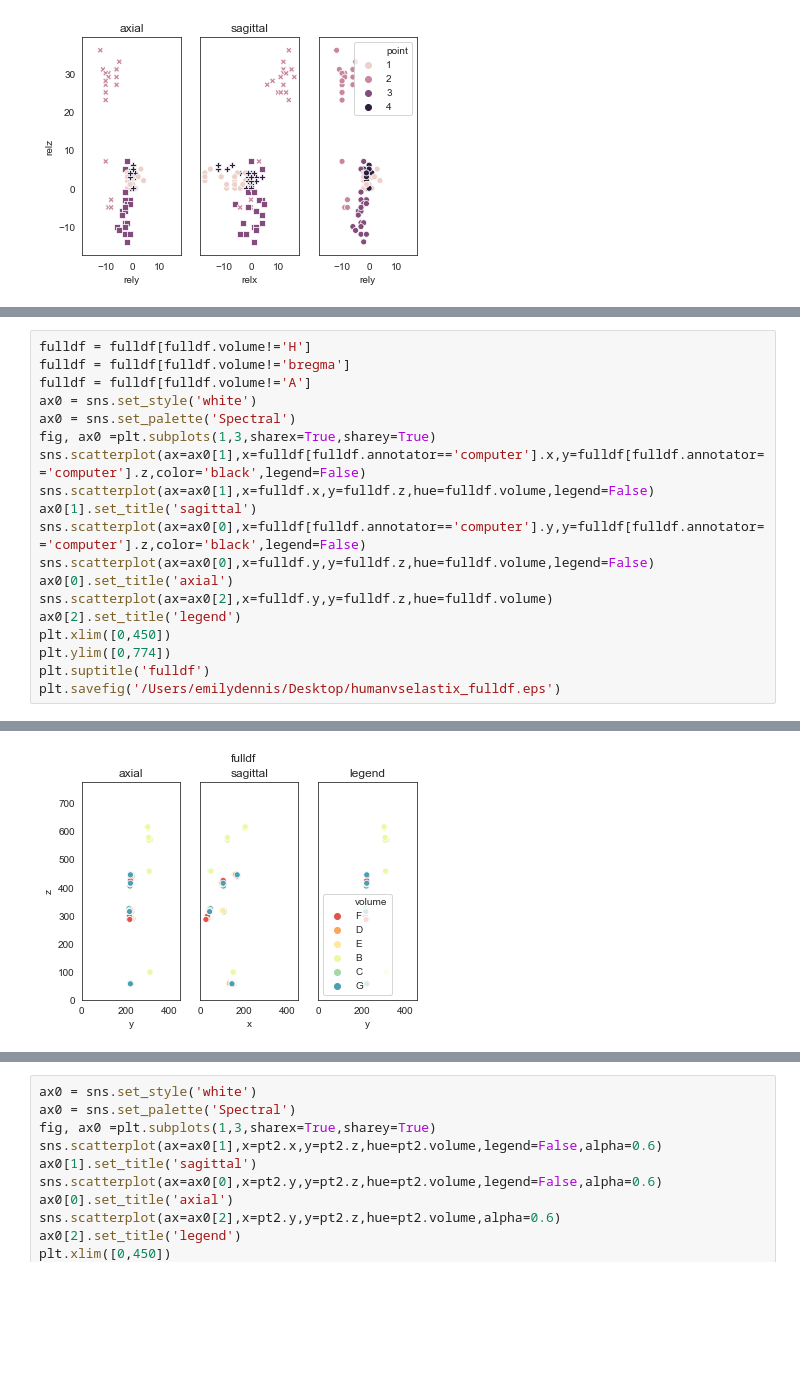
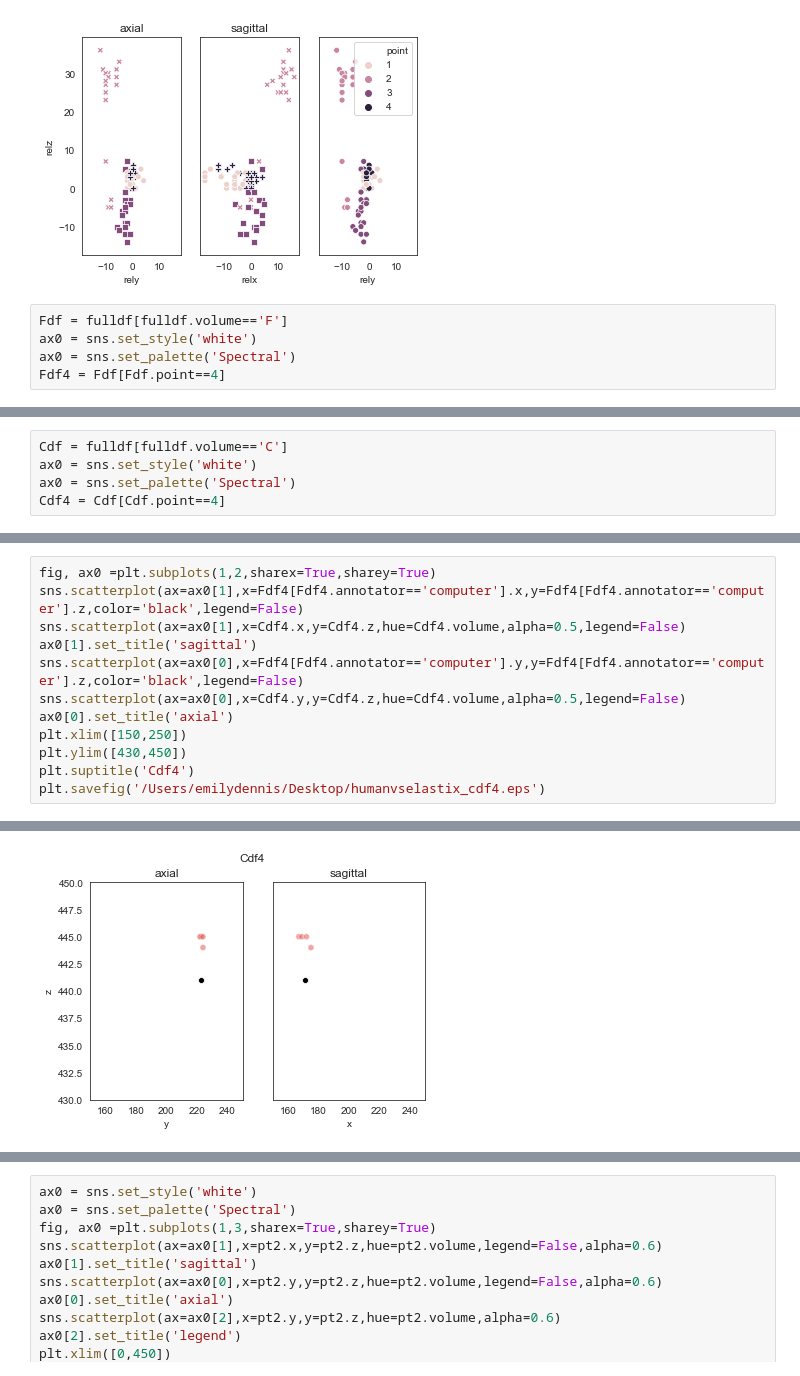
Before and after one commit to PrincetonUniversity/BrainPipe, a Jupyter notebook: tools/analysis/humanvselastix.ipynb, the cells around one changed output, grey strips where cells are left out. Saved outputs shown, nothing was run; the diff lists cells and outputs as text; blank space fills up the shorter version.

Commit message:
modified for making new plots

```diff
--- a/tools/analysis/humanvselastix.ipynb
+++ b/tools/analysis/humanvselastix.ipynb
@@ -51,3 +52,8 @@ sns.scatterplot(ax=ax0[2],x=fulldf.rely,y=fulldf.relz,hue=fulldf.point,legend='f
 # %% [output]
 <matplotlib.axes._subplots.AxesSubplot at 0x...>
 [figure]
+# %%
+Fdf = fulldf[fulldf.volume=='F']
+ax0 = sns.set_style('white')
+ax0 = sns.set_palette('Spectral')
+Fdf4 = Fdf[Fdf.point==4]
@@ -53,0 +96,5 @@ sns.scatterplot(ax=ax0[2],x=fulldf.rely,y=fulldf.relz,hue=fulldf.point,legend='f
+# %%
+Cdf = fulldf[fulldf.volume=='C']
+ax0 = sns.set_style('white')
+ax0 = sns.set_palette('Spectral')
+Cdf4 = Cdf[Cdf.point==4]
@@ -54,22 +143,15 @@ sns.scatterplot(ax=ax0[2],x=fulldf.rely,y=fulldf.relz,hue=fulldf.point,legend='f
 # %%
-fulldf = fulldf[fulldf.volume!='H']
-fulldf = fulldf[fulldf.volume!='bregma']
-fulldf = fulldf[fulldf.volume!='A']
-ax0 = sns.set_style('white')
-ax0 = sns.set_palette('Spectral')
-fig, ax0 =plt.subplots(1,3,sharex=True,sharey=True)
-sns.scatterplot(ax=ax0[1],x=fulldf[fulldf.annotator=='computer'].x,y=fulldf[fulldf.annotator=='computer'].z,color='black',legend=False)
-sns.scatterplot(ax=ax0[1],x=fulldf.x,y=fulldf.z,hue=fulldf.volume,legend=False)
+fig, ax0 =plt.subplots(1,2,sharex=True,sharey=True)
+sns.scatterplot(ax=ax0[1],x=Fdf4[Fdf4.annotator=='computer'].x,y=Fdf4[Fdf4.annotator=='computer'].z,color='black',legend=False)
+sns.scatterplot(ax=ax0[1],x=Cdf4.x,y=Cdf4.z,hue=Cdf4.volume,alpha=0.5,legend=False)
 ax0[1].set_title('sagittal')
-sns.scatterplot(ax=ax0[0],x=fulldf[fulldf.annotator=='computer'].y,y=fulldf[fulldf.annotator=='computer'].z,color='black',legend=False)
-sns.scatterplot(ax=ax0[0],x=fulldf.y,y=fulldf.z,hue=fulldf.volume,legend=False)
+sns.scatterplot(ax=ax0[0],x=Fdf4[Fdf4.annotator=='computer'].y,y=Fdf4[Fdf4.annotator=='computer'].z,color='black',legend=False)
+sns.scatterplot(ax=ax0[0],x=Cdf4.y,y=Cdf4.z,hue=Cdf4.volume,alpha=0.5,legend=False)
 ax0[0].set_title('axial')
-sns.scatterplot(ax=ax0[2],x=fulldf.y,y=fulldf.z,hue=fulldf.volume)
-ax0[2].set_title('legend')
-plt.xlim([0,450])
-plt.ylim([0,774])
-plt.suptitle('fulldf')
-plt.savefig('/Users/emilydennis/Desktop/humanvselastix_fulldf.eps')
+plt.xlim([150,250])
+plt.ylim([430,450])
+plt.suptitle('Cdf4')
+plt.savefig('/Users/emilydennis/Desktop/humanvselastix_cdf4.eps')
 # %% [output]
 The PostScript backend does not support transparency; partially transparent artists will be rendered opaque.
 The PostScript backend does not support transparency; partially transparent artists will be rendered opaque.
@@ -76 +172 @@ The PostScript backend does not support transparency; partially transparent arti
-[figure, old version]
+[figure, new version]
```
Also changed, not shown: parts of 12 cells of this notebook.
